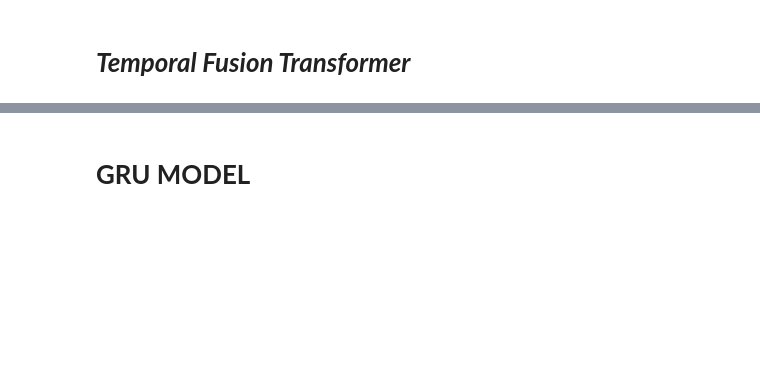
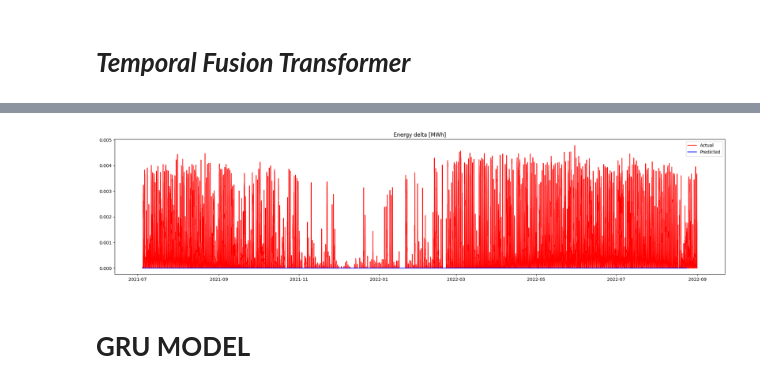
Before and after one commit to Shayantan1012/PV-Forcast-Project, a Jupyter notebook: Updated_PV_Forcasting.ipynb, the cells around one changed output, grey strips where cells are left out. Saved outputs shown, nothing was run; the diff lists cells and outputs as text; code cells hidden in the pictures; blank space fills up the shorter version.

```diff
--- a/Updated_PV_Forcasting.ipynb
+++ b/Updated_PV_Forcasting.ipynb
@@ -258,7 +531,7 @@ step_size = max_prediction_length  # slide window by prediction length
 
 all_predictions = []
 
-for start_idx in range(0, len(X_ft_test) - window_length + 1, step_size):
+for start_idx in range(0, len(X_ft_test) - window_length , step_size):
     window_df = X_ft_test.iloc[start_idx : start_idx + window_length]
 
     window_dataset = TimeSeriesDataSet.from_dataset(
@@ -280,3 +641,21 @@ import matplotlib.pyplot as plt
+# %%
+import matplotlib.pyplot as plt
+
+fig, ax = plt.subplots(figsize=(20, 5))  # just one subplot
+
+# Plot predicted vs actual
+
+ax.plot(X_ft_test['Energy delta[MWh]'], color='red', label='Actual')
+ax.plot(all_predictions_df['Energy delta[MWh]'], color='blue', label='Predicted')
+
+# Add legend and title
+ax.legend()
+ax.set_title('Energy delta [MWh]')
+
+plt.tight_layout()
+plt.show()
+# %% [output]
+[figure, added]
 # %% [markdown]
 # **GRU MODEL**
 # %%
```
Also changed, not shown: parts of 63 cells of this notebook.
